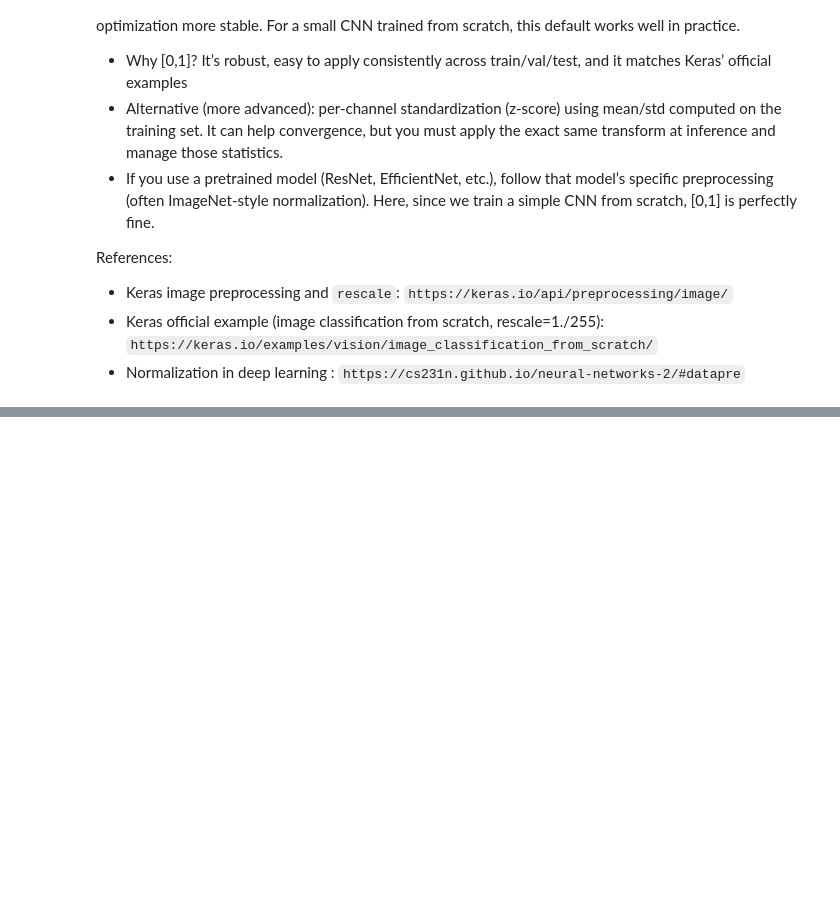
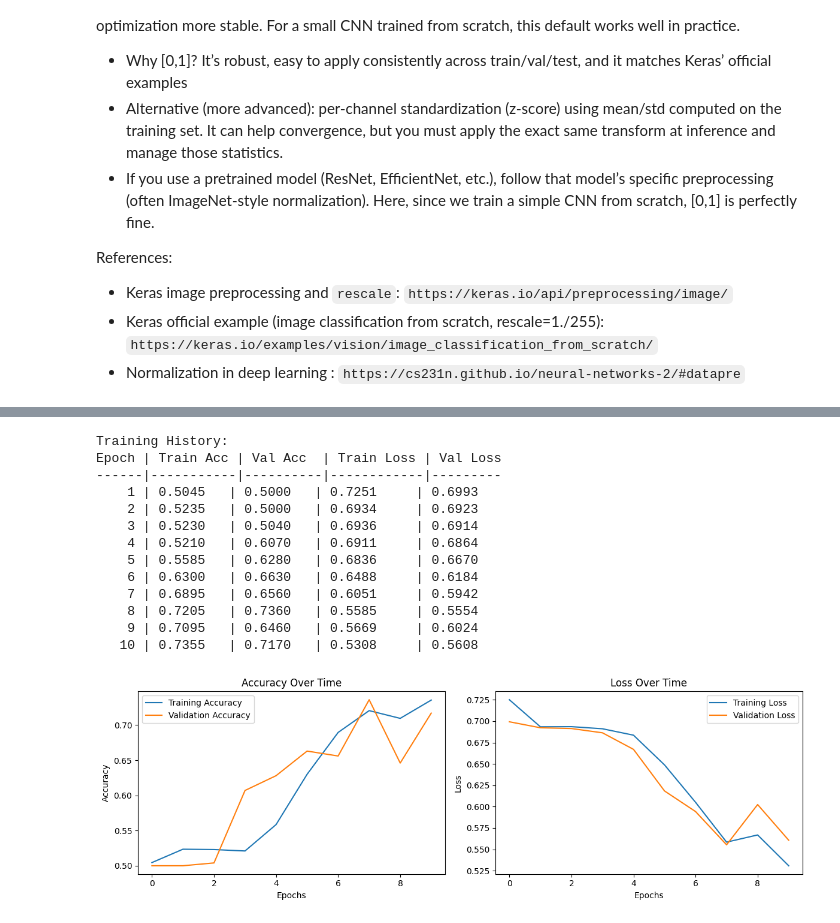
Before and after one commit to lo-riana/classifier_CNNs, a Jupyter notebook: project.ipynb, the cells around one changed output, grey strips where cells are left out. Saved outputs shown, nothing was run; the diff lists cells and outputs as text; code cells hidden in the pictures; blank space fills up the shorter version.

```diff
--- a/project.ipynb
+++ b/project.ipynb
@@ -228,0 +393,49 @@ Model: "sequential"
+# %%
+# Track training and validation accuracy/loss over time
+print("Training History:")
+print("Epoch | Train Acc | Val Acc  | Train Loss | Val Loss")
+print("------|-----------|----------|------------|---------")
+
+for epoch in range(len(history.history['accuracy'])):
+    print(f"{epoch+1:5} | {history.history['accuracy'][epoch]:.4f}   | {history.history['val_accuracy'][epoch]:.4f}   | {history.history['loss'][epoch]:.4f}     | {history.history['val_loss'][epoch]:.4f}")
+
+# Plot the graphs
+import matplotlib.pyplot as plt
+
+plt.figure(figsize=(12, 4))
+
+# Accuracy graph
+plt.subplot(1, 2, 1)
+plt.plot(history.history['accuracy'], label='Training Accuracy')
+plt.plot(history.history['val_accuracy'], label='Validation Accuracy')
+plt.title('Accuracy Over Time')
+plt.xlabel('Epochs')
+plt.ylabel('Accuracy')
+plt.legend()
+
+# Loss graph
+plt.subplot(1, 2, 2)
+plt.plot(history.history['loss'], label='Training Loss')
+plt.plot(history.history['val_loss'], label='Validation Loss')
+plt.title('Loss Over Time')
+plt.xlabel('Epochs')
+plt.ylabel('Loss')
+plt.legend()
+
+plt.tight_layout()
+plt.show()
+# %% [output]
+Training History:
+Epoch | Train Acc | Val Acc  | Train Loss | Val Loss
+------|-----------|----------|------------|---------
+    1 | 0.5045   | 0.5000   | 0.7251     | 0.6993
+    2 | 0.5235   | 0.5000   | 0.6934     | 0.6923
+    3 | 0.5230   | 0.5040   | 0.6936     | 0.6914
+    4 | 0.5210   | 0.6070   | 0.6911     | 0.6864
+    5 | 0.5585   | 0.6280   | 0.6836     | 0.6670
+    6 | 0.6300   | 0.6630   | 0.6488     | 0.6184
+    7 | 0.6895   | 0.6560   | 0.6051     | 0.5942
+    8 | 0.7205   | 0.7360   | 0.5585     | 0.5554
+    9 | 0.7095   | 0.6460   | 0.5669     | 0.6024
+   10 | 0.7355   | 0.7170   | 0.5308     | 0.5608
+[figure, added]
```
Also changed, not shown: parts of 20 cells of this notebook.
